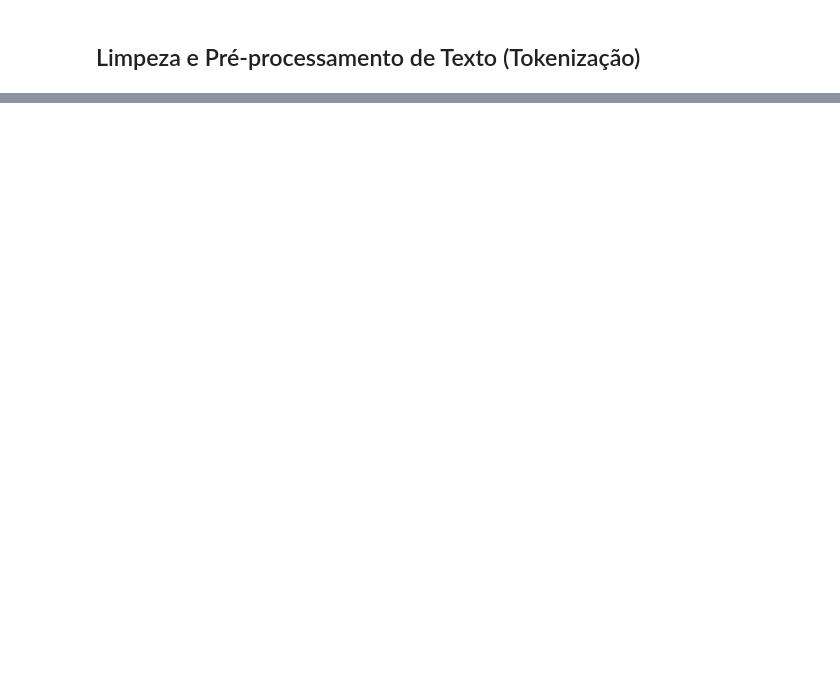
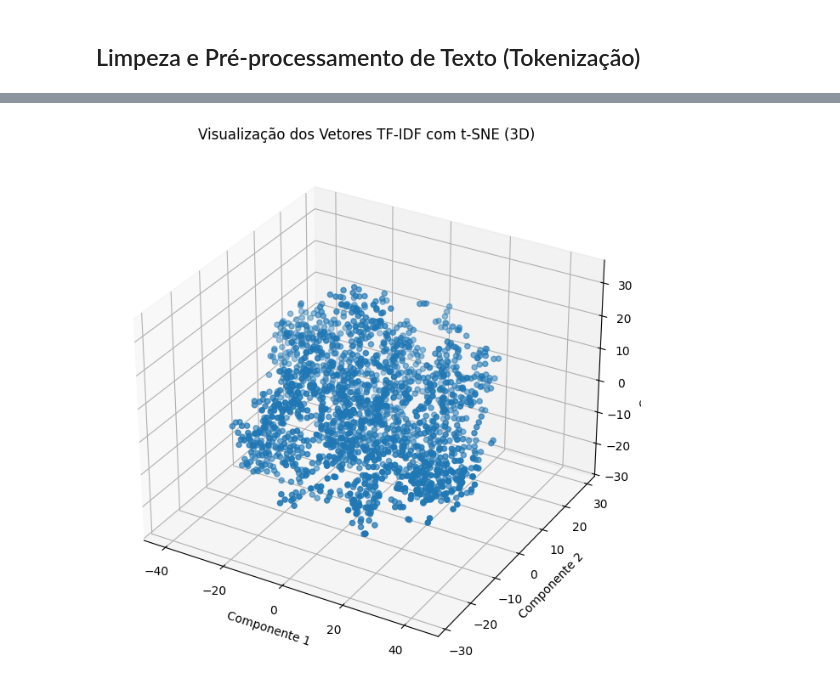
Before and after one commit to prof-LuizAlbano/unesp-mineracao-dados, a Jupyter notebook: projeto-final-albano/Final-Project-Draft.ipynb, the cells around one changed output, grey strips where cells are left out. Drawn from its saved outputs; the diff is of its cells as text; code cells hidden in the pictures; blank space fills up the shorter version.

```diff
--- a/projeto-final-albano/Final-Project-Draft.ipynb
+++ b/projeto-final-albano/Final-Project-Draft.ipynb
@@ -71,0 +161,18 @@ for paper in papers:
+# %%
+from mpl_toolkits.mplot3d import Axes3D
+
+# Redução para 3D com t-SNE
+tsne_3d = TSNE(n_components=3, random_state=42)
+X_tsne_3d = tsne_3d.fit_transform(X.toarray())
+
+# Visualização dos vetores TF-IDF em 3D
+fig = plt.figure(figsize=(10, 8))
+ax = fig.add_subplot(111, projection="3d")
+ax.scatter(X_tsne_3d[:, 0], X_tsne_3d[:, 1], X_tsne_3d[:, 2])
+ax.set_title("Visualização dos Vetores TF-IDF com t-SNE (3D)")
+ax.set_xlabel("Componente 1")
+ax.set_ylabel("Componente 2")
+ax.set_zlabel("Componente 3")
+plt.show()
+# %% [output]
+[figure, added]
```
Also changed, not shown: parts of 15 cells of this notebook, 2 other files.
